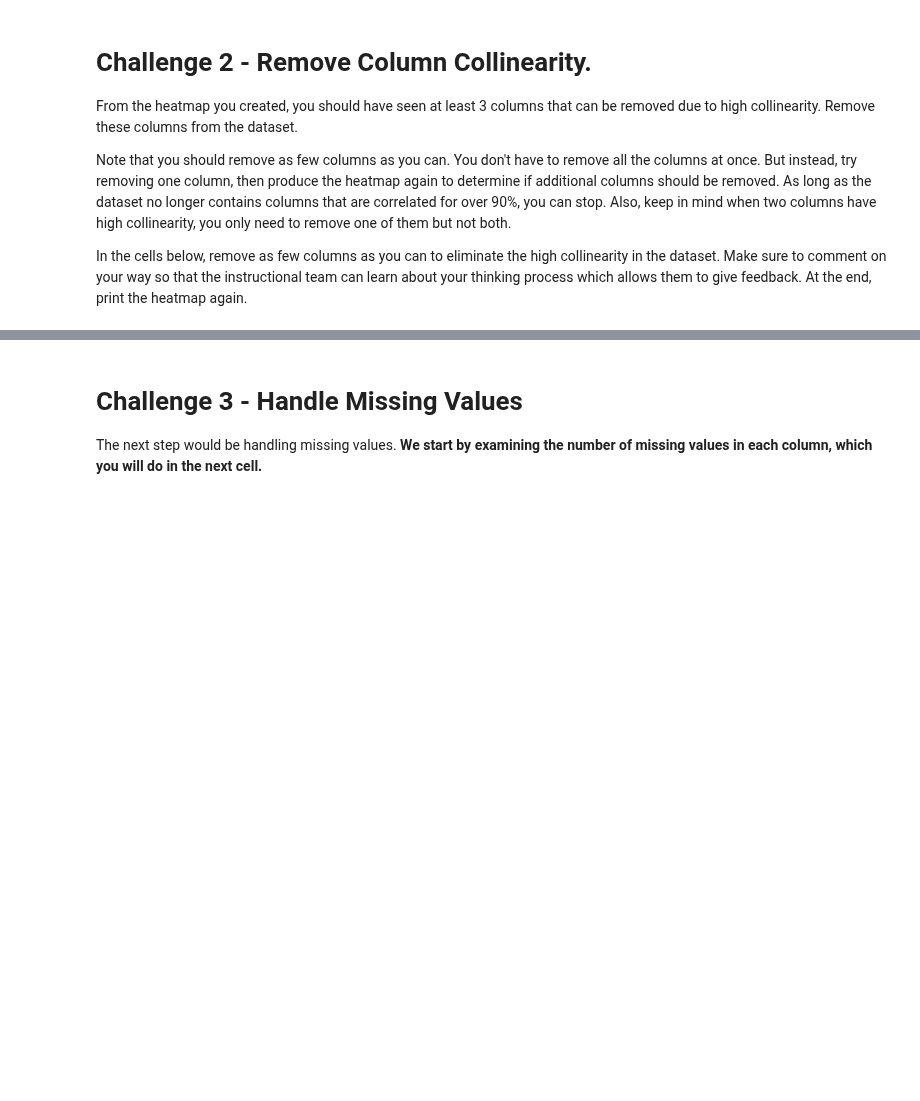
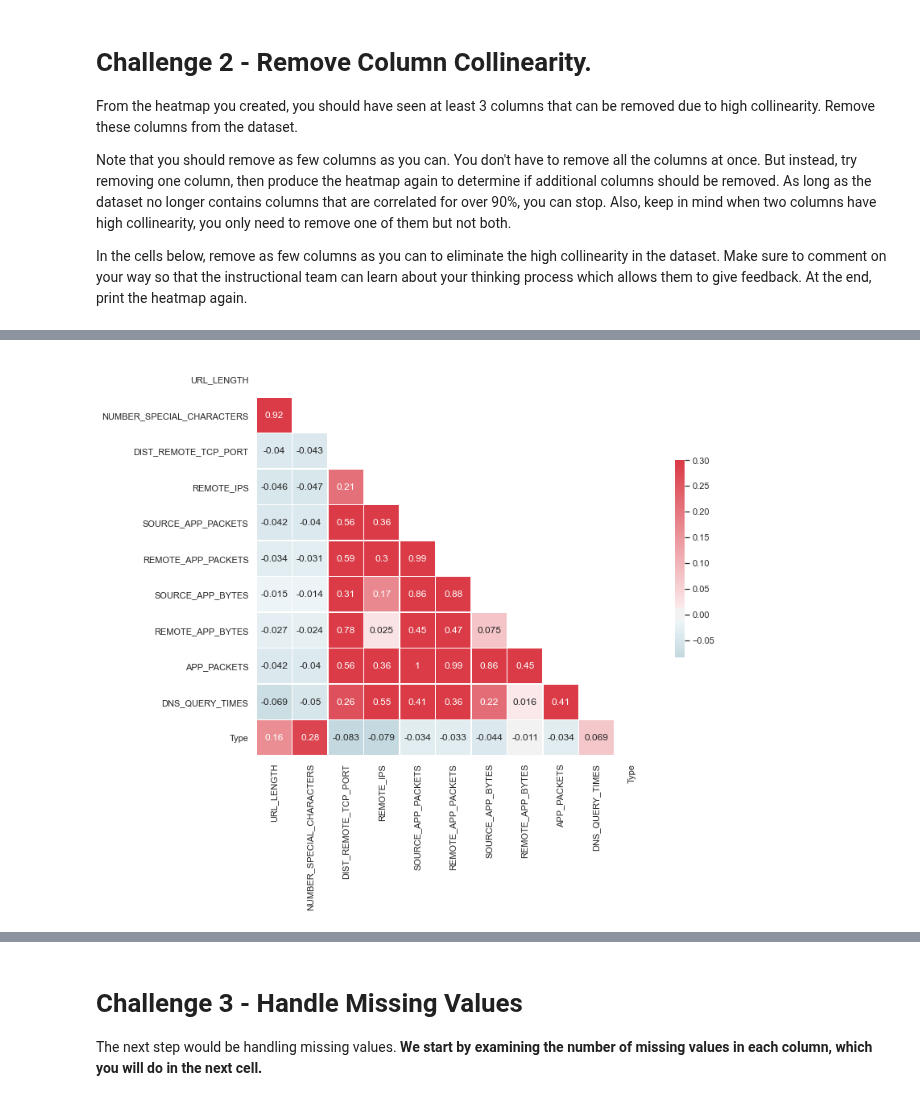
Before and after one commit to ta-data-lis/lab-supervised-learning, a Jupyter notebook: your-code/main.ipynb, the cells around one changed output, grey strips where cells are left out. Saved outputs shown, nothing was run; the diff lists cells and outputs as text; code cells hidden in the pictures; blank space fills up the shorter version.

```diff
--- a/your-code/main.ipynb
+++ b/your-code/main.ipynb
@@ -70,0 +227,6 @@ In the cells below, remove as few columns as you can to eliminate the high colli
+# %%
+websites_Nocol.drop(columns="APP_BYTES",inplace=True)
+
+heatmap_f(websites_Nocol)
+# %% [output]
+[figure, added]
```
Also changed, not shown: parts of 71 cells of this notebook.
